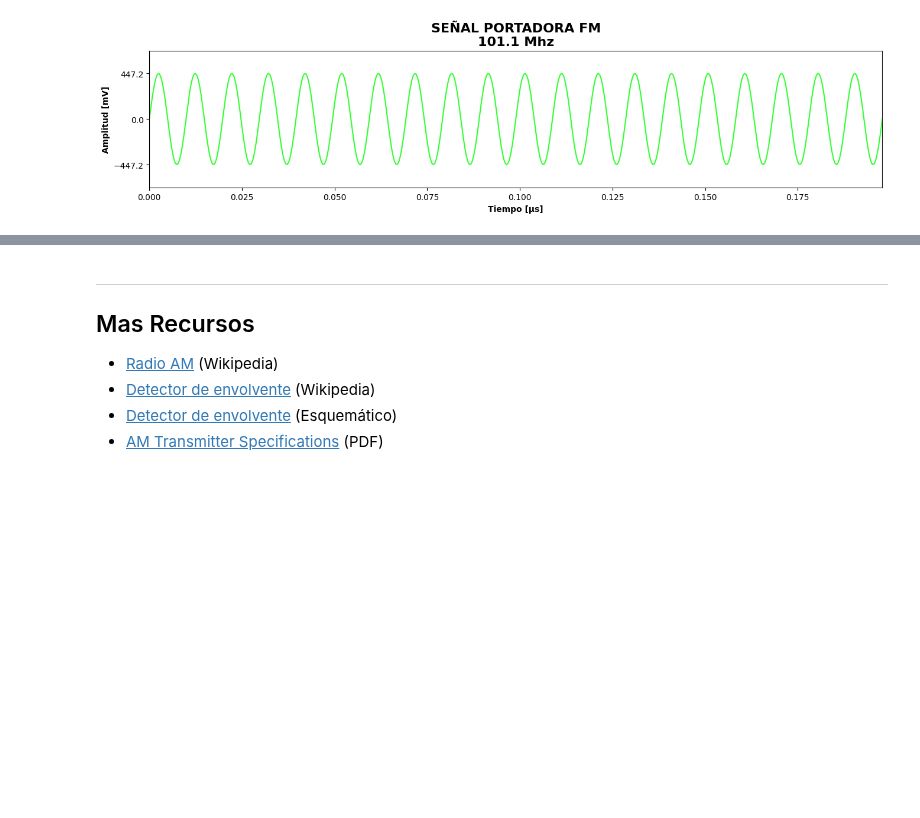
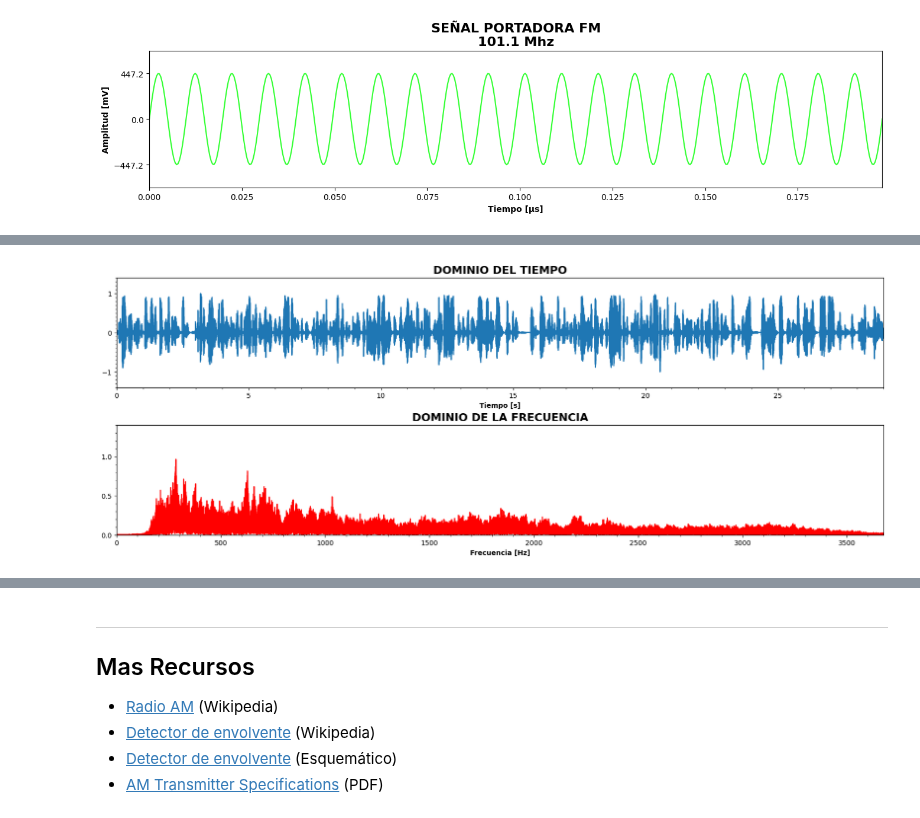
Before and after one commit to GiancarloBenavides/Telematics, a Jupyter notebook: 22-Encolamiento/22.1_señales.ipynb, the cells around one changed output, grey strips where cells are left out. Cells and saved outputs as stored; diff of their text form; code cells hidden in the pictures; blank space fills up the shorter version.

```diff
--- a/22-Encolamiento/22.1_señales.ipynb
+++ b/22-Encolamiento/22.1_señales.ipynb
@@ -314,0 +363,33 @@ plt.show()
+# %%
+fig = plt.figure(layout="constrained", figsize=(16,6))
+ax1 = fig.add_subplot(211)
+ax2 = fig.add_subplot(212)
+
+ax1.plot(t, y)
+ax2.plot(f, Y,'r')
+from matplotlib.ticker import (MultipleLocator, AutoMinorLocator)
+
+ax1.yaxis.set_major_locator(MultipleLocator(1))
+ax1.yaxis.set_minor_locator(MultipleLocator(0.1))
+ax1.xaxis.set_major_locator(MultipleLocator(5))
+ax1.xaxis.set_minor_locator(MultipleLocator(1))
+
+ax2.yaxis.set_major_locator(MultipleLocator(0.5))
+ax2.yaxis.set_minor_locator(MultipleLocator(0.1))
+ax2.xaxis.set_major_locator(MultipleLocator(500))
+ax2.xaxis.set_minor_locator(MultipleLocator(100))
+
+ax1.set_ylim([-1.4, 1.4])
+ax1.set_xlim([0, t.max()])
+ax2.set_ylim([0, 1.4])
+ax2.set_xlim([0, f.max()])
+
+
+ax1.set_title("Dominio del tiempo".upper(), fontsize=16, fontweight="bold")
+ax1.set_xlabel("Tiempo [s]", fontweight="bold")
+ax2.set_title("Dominio de la frecuencia".upper(), fontsize=16, fontweight="bold")
+ax2.set_xlabel("Frecuencia [Hz]", fontweight="bold")
+
+plt.show()
+# %% [output]
+[figure, added]
```
Also changed, not shown: parts of 9 cells of this notebook, 4 other files.
